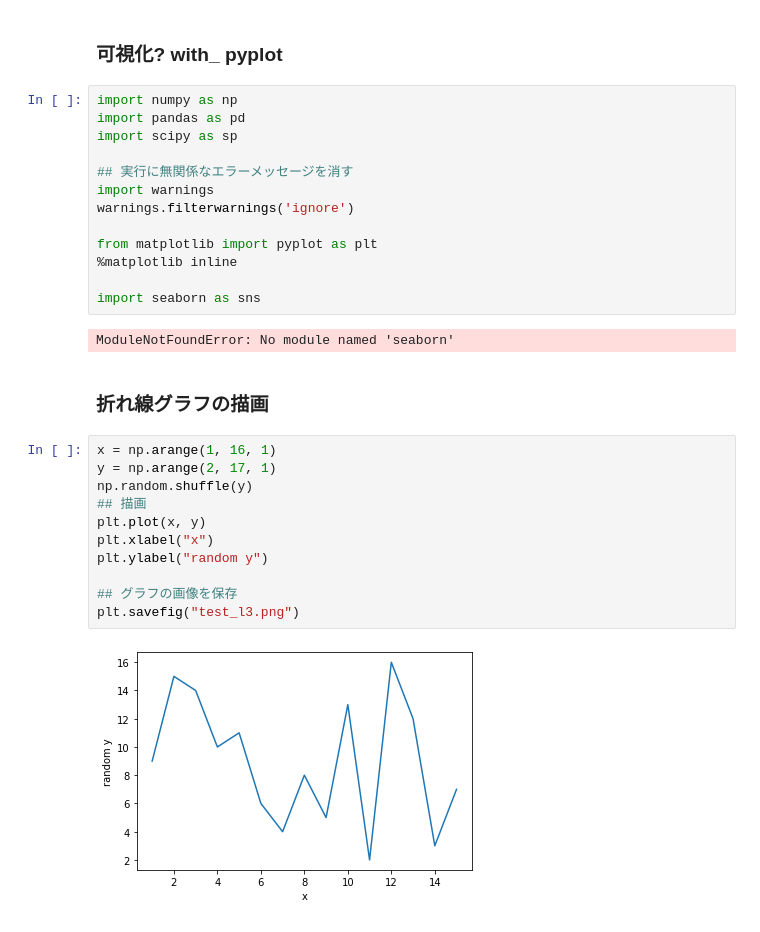
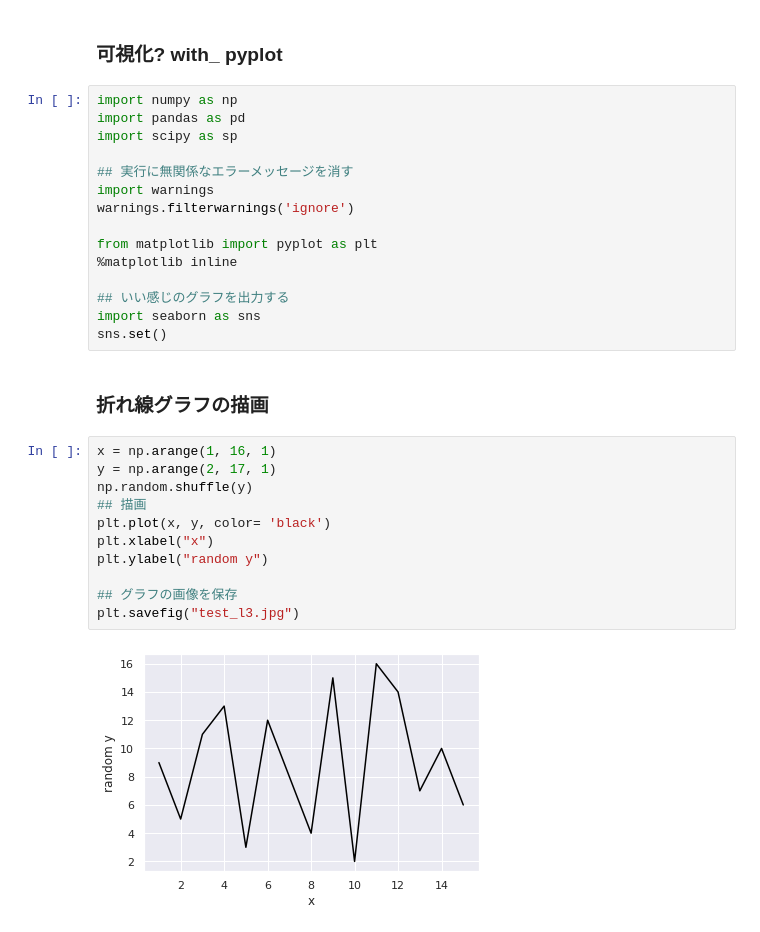
Before and after one commit to naanahi/statistics_learn_python, a Jupyter notebook: src/test_l3.ipynb, the cells around one changed output. Drawn from its saved outputs; the diff is of its cells as text.

```diff
--- a/src/test_l3.ipynb
+++ b/src/test_l3.ipynb
@@ -12,21 +12,21 @@ warnings.filterwarnings('ignore')
 from matplotlib import pyplot as plt
 %matplotlib inline
 
+## いい感じのグラフを出力する
 import seaborn as sns
+sns.set()
-# %% [output]
-ModuleNotFoundError: No module named 'seaborn'
 # %% [markdown]
 ### 折れ線グラフの描画
 # %%
 x = np.arange(1, 16, 1)
 y = np.arange(2, 17, 1)
 np.random.shuffle(y)
 ## 描画
-plt.plot(x, y)
+plt.plot(x, y, color= 'black')
 plt.xlabel("x")
 plt.ylabel("random y")
 
 ## グラフの画像を保存
-plt.savefig("test_l3.png")
+plt.savefig("test_l3.jpg")
 # %% [output]
-[figure, old version]
+[figure, new version]
```
Also changed, not shown: parts of 10 cells of this notebook.
